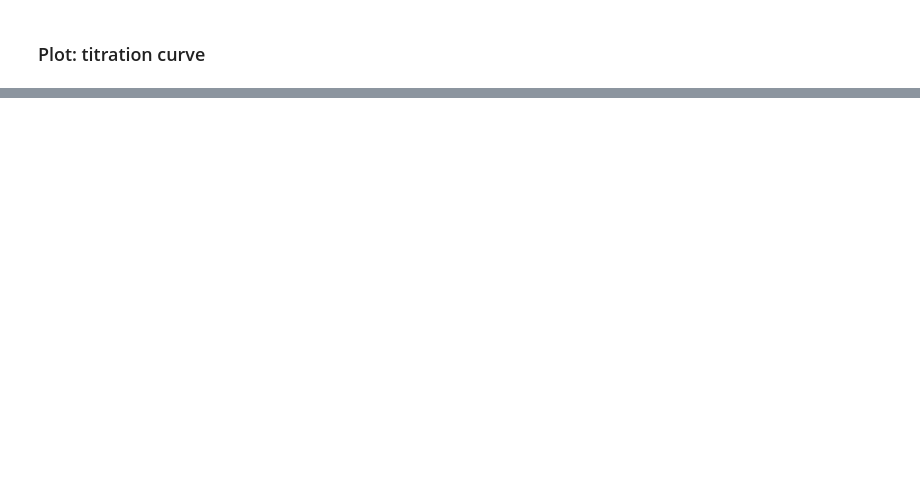
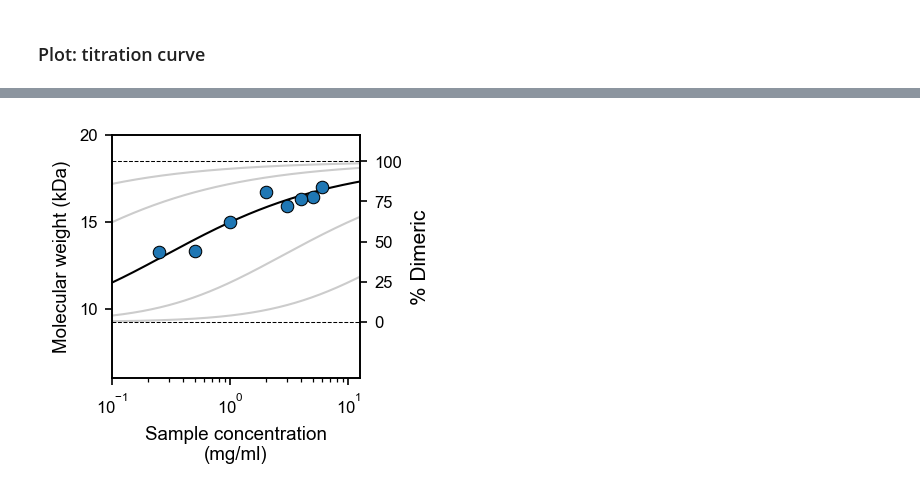
Before and after one commit to goehringlab/2023-Bland-bioRxiv, a Jupyter notebook: scripts/Analysis/SecMals/TitrationCurves.ipynb, the cells around one changed output, grey strips where cells are left out. Cells and saved outputs as stored; diff of their text form; code cells hidden in the pictures; blank space fills up the shorter version.

```diff
--- a/scripts/Analysis/SecMals/TitrationCurves.ipynb
+++ b/scripts/Analysis/SecMals/TitrationCurves.ipynb
@@ -220,0 +241,4 @@ df_figure.to_csv("../../../data/EMBO_source_data/2H.csv", index=False)
+# %%
+fig = create_figure(x_wt=x_wt, y_wt=y_wt, wd=wd, xmin=-1, xmax=1.1)
+# %% [output]
+[figure, added]
```
Also changed, not shown: parts of 12 cells of this notebook, 5 other files.
